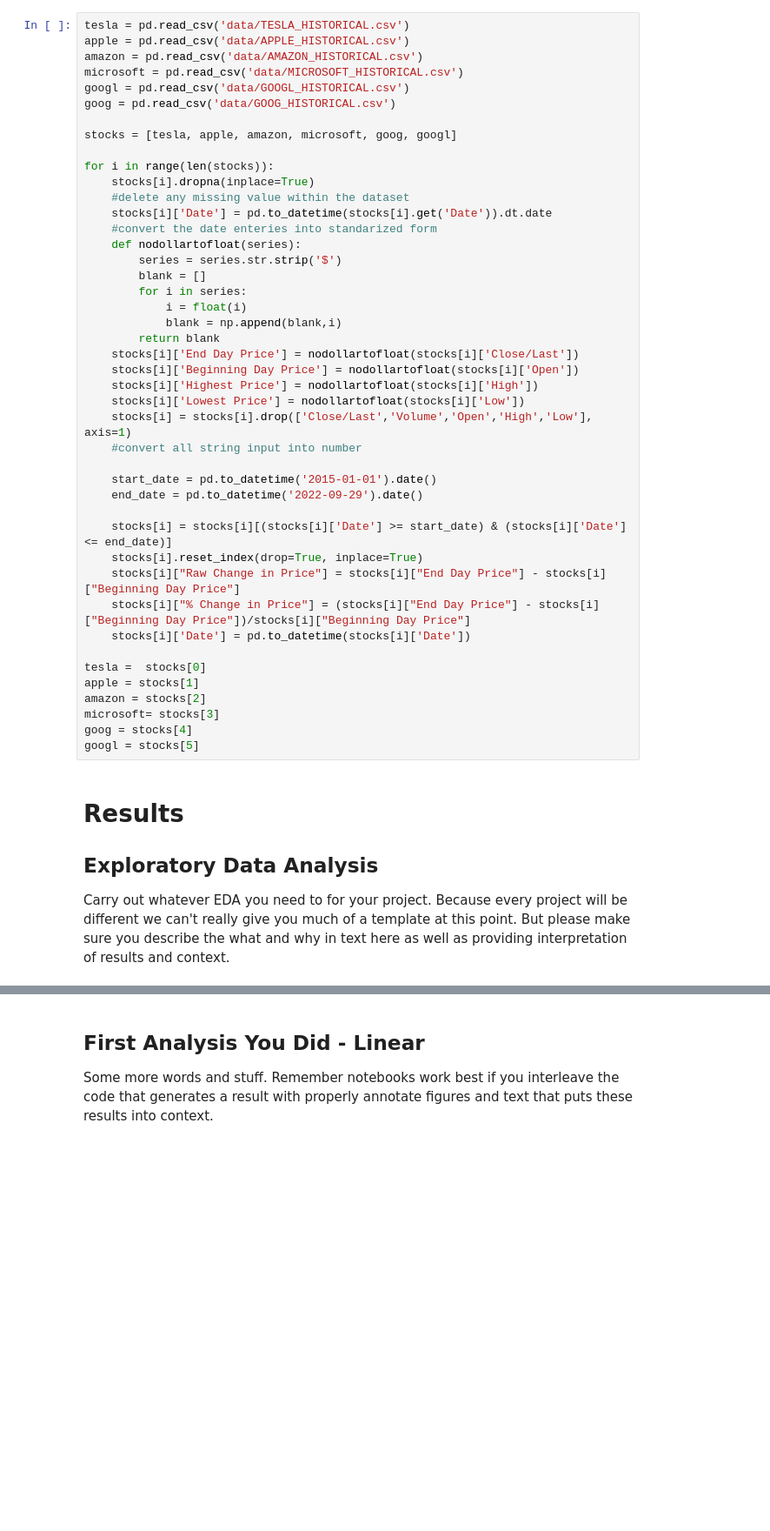
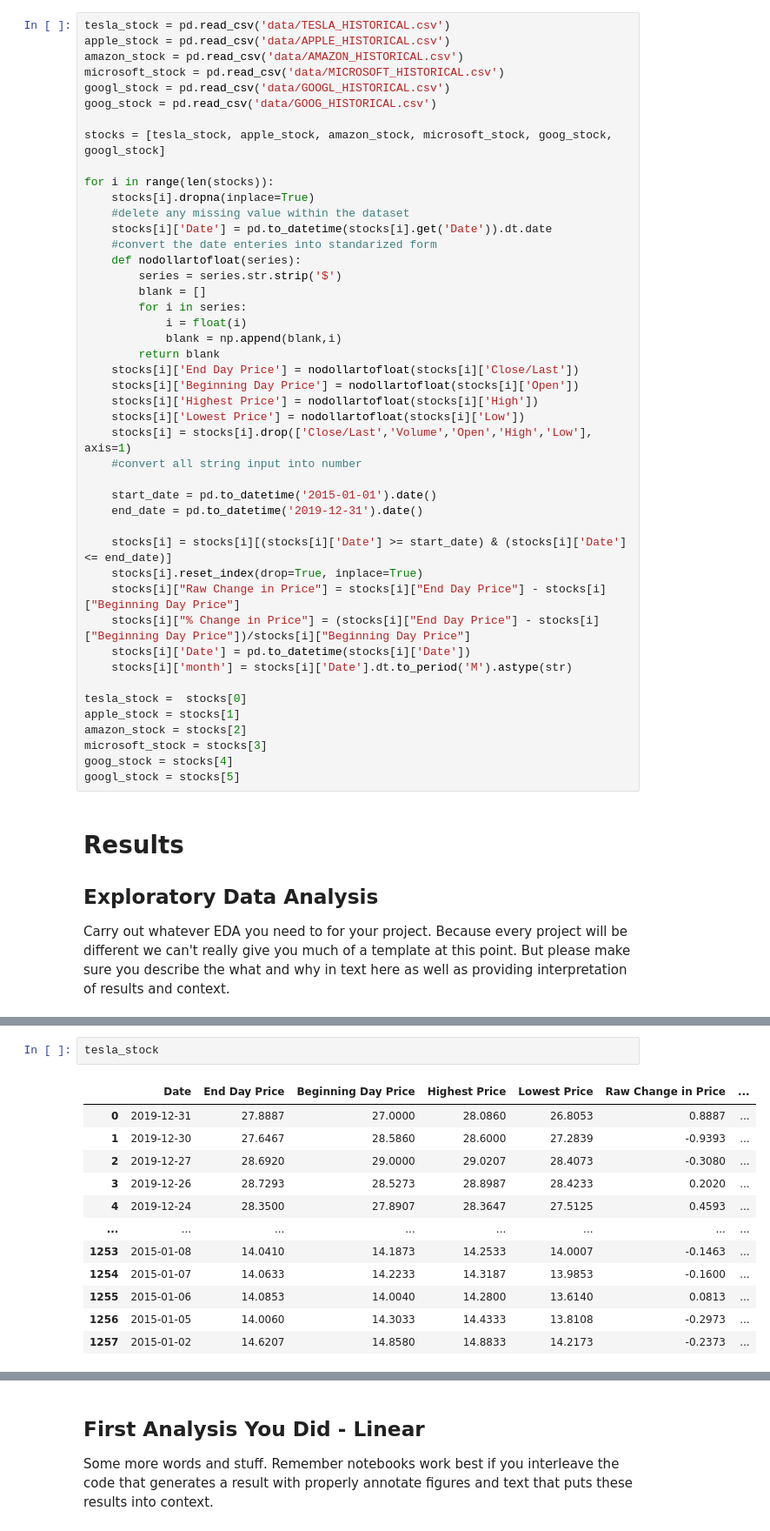
Before and after one commit to theTY2002/COGS-108-Final-Project, a Jupyter notebook: FinalProject_Group116_FA23.ipynb, the cells around one changed output, grey strips where cells are left out. Shown at 87% size. Drawn from its saved outputs; the diff is of its cells as text; blank space fills up the shorter version.

```diff
--- a/FinalProject_Group116_FA23.ipynb
+++ b/FinalProject_Group116_FA23.ipynb
@@ -241,14 +225,14 @@ amazon_tweets
 # %% [markdown]
 ## Dataset #2 Stock Data
 # %%
-tesla = pd.read_csv('data/TESLA_HISTORICAL.csv')
-apple = pd.read_csv('data/APPLE_HISTORICAL.csv')
-amazon = pd.read_csv('data/AMAZON_HISTORICAL.csv')
-microsoft = pd.read_csv('data/MICROSOFT_HISTORICAL.csv')
-googl = pd.read_csv('data/GOOGL_HISTORICAL.csv')
-goog = pd.read_csv('data/GOOG_HISTORICAL.csv')
+tesla_stock = pd.read_csv('data/TESLA_HISTORICAL.csv')
+apple_stock = pd.read_csv('data/APPLE_HISTORICAL.csv')
+amazon_stock = pd.read_csv('data/AMAZON_HISTORICAL.csv')
+microsoft_stock = pd.read_csv('data/MICROSOFT_HISTORICAL.csv')
+googl_stock = pd.read_csv('data/GOOGL_HISTORICAL.csv')
+goog_stock = pd.read_csv('data/GOOG_HISTORICAL.csv')
 
-stocks = [tesla, apple, amazon, microsoft, goog, googl]
+stocks = [tesla_stock, apple_stock, amazon_stock, microsoft_stock, goog_stock, googl_stock]
 
 for i in range(len(stocks)):
     stocks[i].dropna(inplace=True)
@@ -270,20 +254,21 @@ for i in range(len(stocks)):
     #convert all string input into number
 
     start_date = pd.to_datetime('2015-01-01').date()
-    end_date = pd.to_datetime('2022-09-29').date()
+    end_date = pd.to_datetime('2019-12-31').date()
 
     stocks[i] = stocks[i][(stocks[i]['Date'] >= start_date) & (stocks[i]['Date'] <= end_date)]
     stocks[i].reset_index(drop=True, inplace=True)
     stocks[i]["Raw Change in Price"] = stocks[i]["End Day Price"] - stocks[i]["Beginning Day Price"]
     stocks[i]["% Change in Price"] = (stocks[i]["End Day Price"] - stocks[i]["Beginning Day Price"])/stocks[i]["Beginning Day Price"]
     stocks[i]['Date'] = pd.to_datetime(stocks[i]['Date'])
+    stocks[i]['month'] = stocks[i]['Date'].dt.to_period('M').astype(str)
 
-tesla =  stocks[0]
-apple = stocks[1]
-amazon = stocks[2]
-microsoft= stocks[3]
-goog = stocks[4]
-googl = stocks[5]
+tesla_stock =  stocks[0]
+apple_stock = stocks[1]
+amazon_stock = stocks[2]
+microsoft_stock = stocks[3]
+goog_stock = stocks[4]
+googl_stock = stocks[5]
 # %% [markdown]
 # Results
 
@@ -298,0 +278,15 @@ apple_tweets.loc[apple_tweets["Date"] == currdate]
+# %%
+tesla_stock
+# %% [output]
+|  | Date | End Day Price | Beginning Day Price | Highest Price | Lowest Price | Raw Change in Price | ... |
+| 0 | 2019-12-31 | 27.8887 | 27.0000 | 28.0860 | 26.8053 | 0.8887 | ... |
+| 1 | 2019-12-30 | 27.6467 | 28.5860 | 28.6000 | 27.2839 | -0.9393 | ... |
+| 2 | 2019-12-27 | 28.6920 | 29.0000 | 29.0207 | 28.4073 | -0.3080 | ... |
+| 3 | 2019-12-26 | 28.7293 | 28.5273 | 28.8987 | 28.4233 | 0.2020 | ... |
+| 4 | 2019-12-24 | 28.3500 | 27.8907 | 28.3647 | 27.5125 | 0.4593 | ... |
+| ... | ... | ... | ... | ... | ... | ... | ... |
+| 1253 | 2015-01-08 | 14.0410 | 14.1873 | 14.2533 | 14.0007 | -0.1463 | ... |
+| 1254 | 2015-01-07 | 14.0633 | 14.2233 | 14.3187 | 13.9853 | -0.1600 | ... |
+| 1255 | 2015-01-06 | 14.0853 | 14.0040 | 14.2800 | 13.6140 | 0.0813 | ... |
+| 1256 | 2015-01-05 | 14.0060 | 14.3033 | 14.4333 | 13.8108 | -0.2973 | ... |
+| 1257 | 2015-01-02 | 14.6207 | 14.8580 | 14.8833 | 14.2173 | -0.2373 | ... |
```
Also changed, not shown: parts of 14 cells of this notebook.
